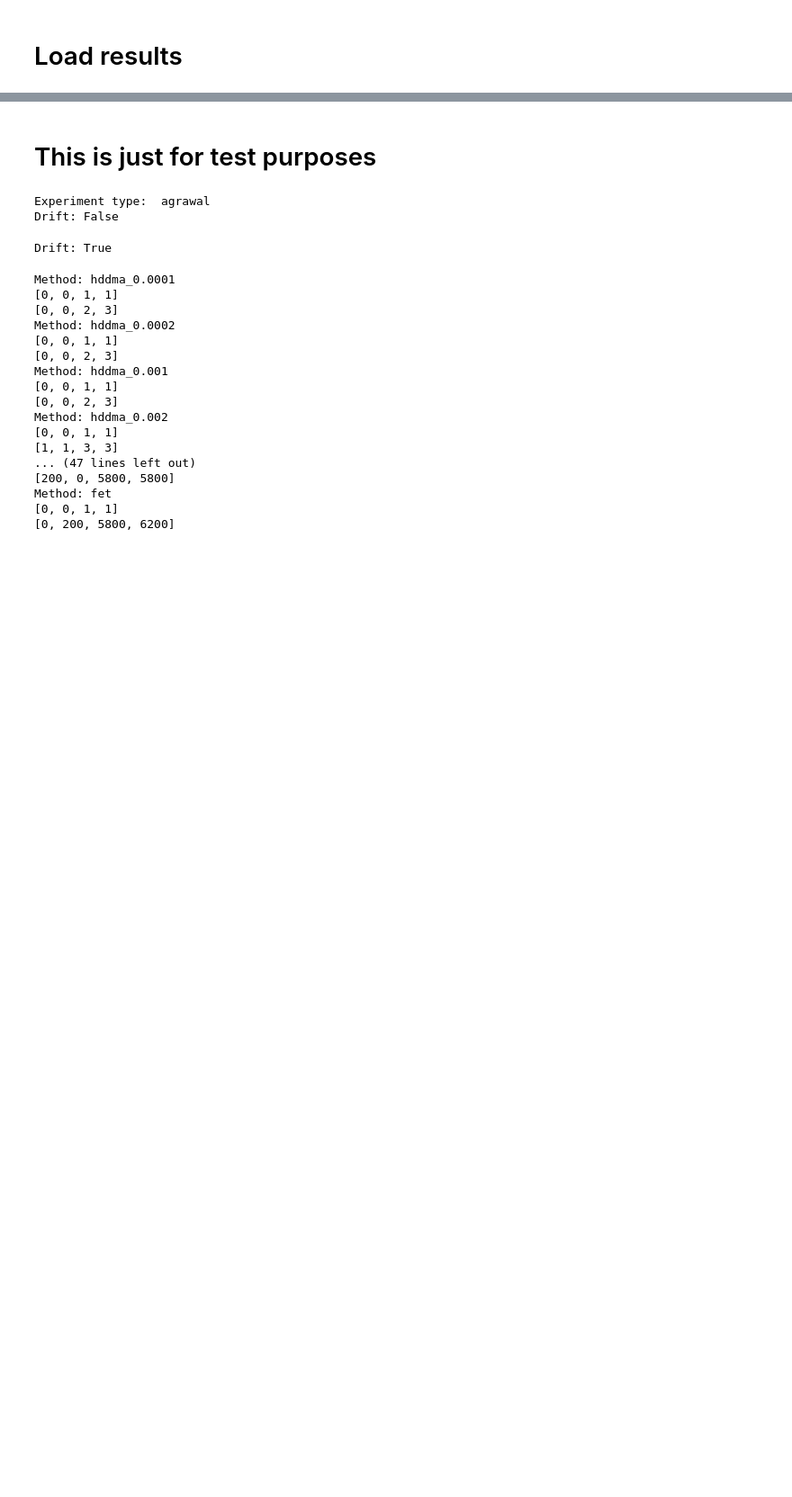
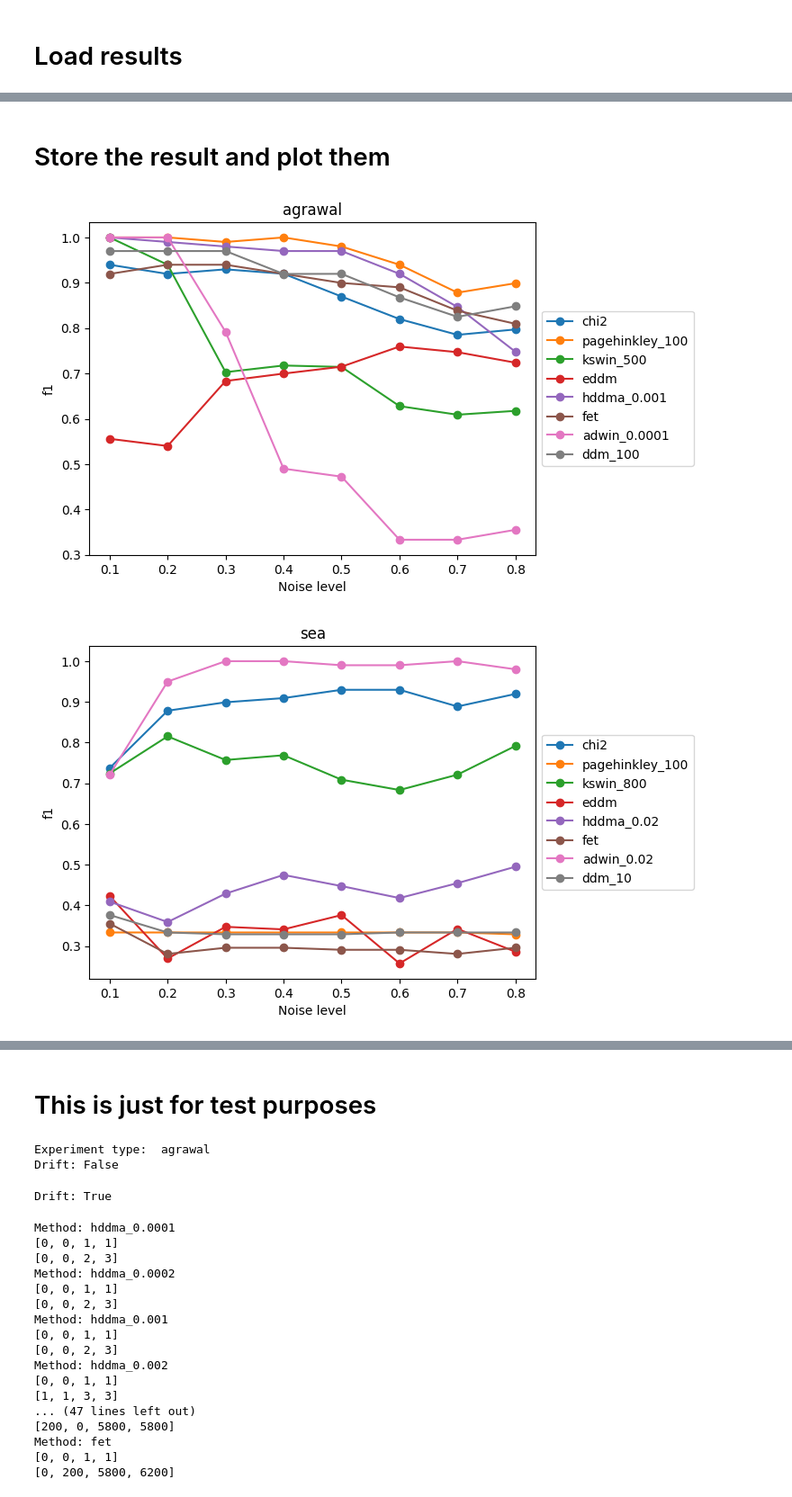
Before and after one commit to fgiobergia/DriftInspector, a Jupyter notebook: src/synth/cds_global_methods.ipynb, the cells around one changed output, grey strips where cells are left out. Shown: that part at 90% size. Drawn from its saved outputs; the diff is of its cells as text; code cells hidden in the pictures; blank space fills up the shorter version.

Commit message:
add viz and best

```diff
--- a/src/synth/cds_global_methods.ipynb
+++ b/src/synth/cds_global_methods.ipynb
@@ -62,0 +152,2 @@ File results/results-overall-drift-datasets-noise-0.2/agrawal_drift_results_over
+# %% [markdown]
+# Store the result and plot them
@@ -62,0 +206,36 @@ File results/results-overall-drift-datasets-noise-0.2/agrawal_drift_results_over
+# %%
+metric = 'f1'
+for exp_type in ["agrawal", "sea", "led", "hyper", "stagger"]:
+
+    # Select the best method for each dataset
+    noise = 0.1
+
+    result_dataset_i = res_dataset_method_noise[exp_type]
+    methods = set(result_dataset_i.keys())
+    base_methods = set([method.split('_')[0] for method in result_dataset_i])
+
+    # Take the configuration of the base method with the highest f1 score
+    best_methods = []
+    for base_method in base_methods:
+        scores = {method: result_dataset_i[method][metric][noise] for method in methods if method.split('_')[0]==base_method}
+        # get the method with the highest f1 score
+        best_methods.append(max(scores, key=scores.get))
+
+
+    for method in best_methods:
+        best_method_values = res_dataset_method_noise[exp_type][method][metric]
+
+        noise_levels = list(best_method_values.keys())
+        vals = list(best_method_values.values())
+
+        import matplotlib.pyplot as plt
+        plt.plot(noise_levels, vals, label = method, marker='o')
+        plt.xlabel('Noise level')
+        plt.ylabel(f'{metric}')
+        plt.title(f'{exp_type}')
+        # Show the legend outside the plot
+        plt.legend(loc='center left', bbox_to_anchor=(1, 0.5))
+    plt.show()
+# %% [output]
+[figure, added]
+[figure, added]
```
Also changed, not shown: parts of 10 cells of this notebook.
